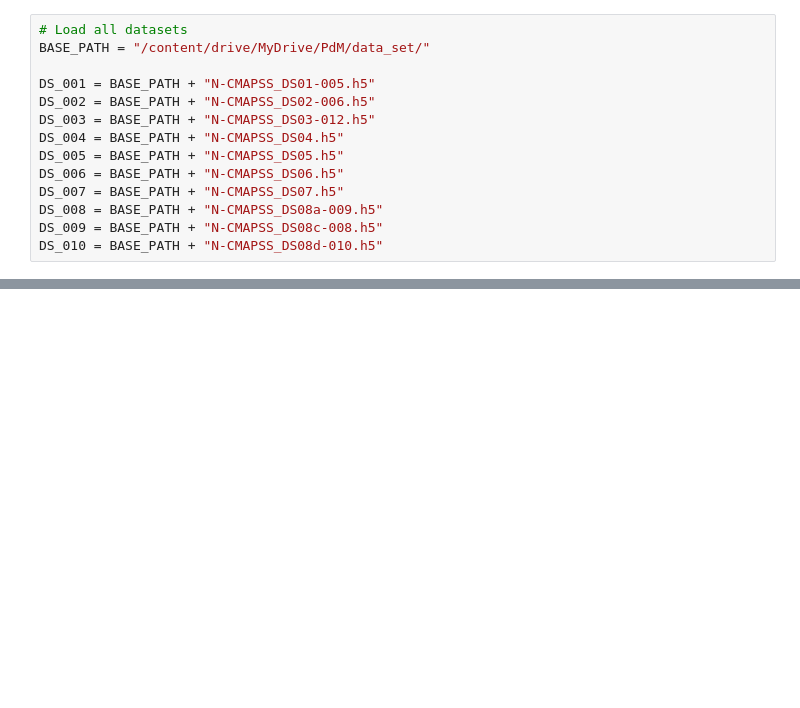
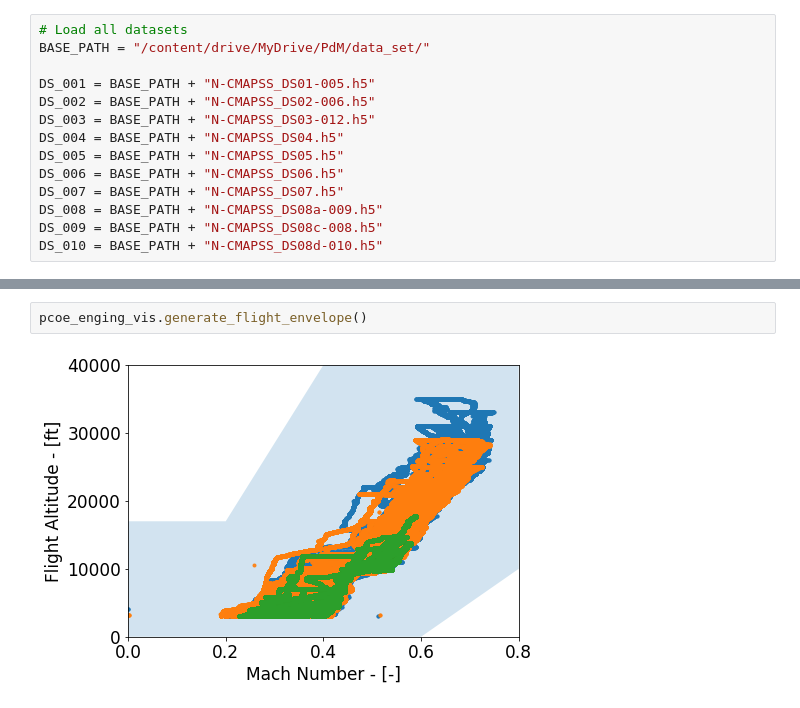
Before and after one commit to arpdm/predictive-maintenance-platform, a Jupyter notebook: dataset_analyzer.ipynb, the cells around one changed output, grey strips where cells are left out. Drawn from its saved outputs; the diff is of its cells as text; blank space fills up the shorter version.

```diff
--- a/dataset_analyzer.ipynb
+++ b/dataset_analyzer.ipynb
@@ -205,0 +121,4 @@ plot_util.generate_about_to_fail_graphs(y_true, y_pred)
+# %%
+pcoe_enging_vis.generate_flight_envelope()
+# %% [output]
+[figure, added]
```
Also changed, not shown: parts of 25 cells of this notebook.
